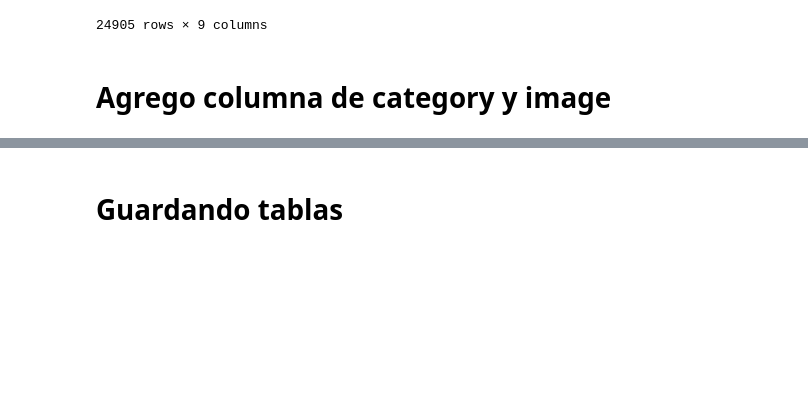
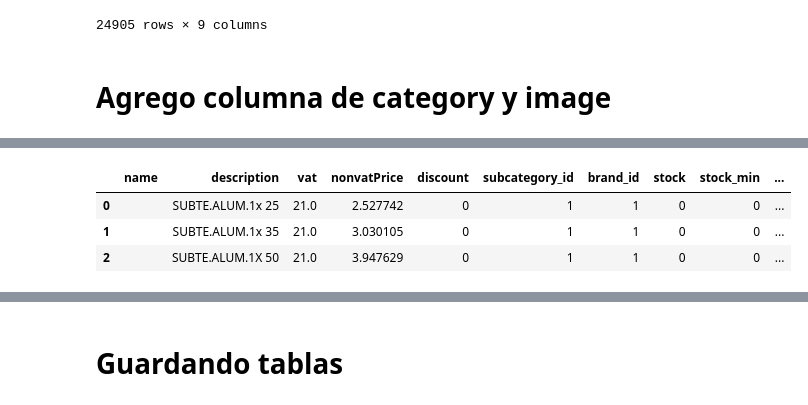
Before and after one commit to sstedoldi/grupo_5_mat_electricos, a Jupyter notebook: products_tables/notebook.ipynb, the cells around one changed output, grey strips where cells are left out. Saved outputs shown, nothing was run; the diff lists cells and outputs as text; code cells hidden in the pictures; blank space fills up the shorter version.

```diff
--- a/products_tables/notebook.ipynb
+++ b/products_tables/notebook.ipynb
@@ -249,0 +236,8 @@ mat_elec_all = mat_elec_all.merge(categories,left_on='category_id',right_on='id'
+# %%
+mat_elec_all['image']='img-default-'+mat_elec_all['category']+'.jpg'
+mat_elec_all.head(3)
+# %% [output]
+|  | name | description | vat | nonvatPrice | discount | subcategory_id | brand_id | stock | stock_min | ... |
+| 0 |  | SUBTE.ALUM.1x 25 | 21.0 | 2.527742 | 0 | 1 | 1 | 0 | 0 | ... |
+| 1 |  | SUBTE.ALUM.1x 35 | 21.0 | 3.030105 | 0 | 1 | 1 | 0 | 0 | ... |
+| 2 |  | SUBTE.ALUM.1X 50 | 21.0 | 3.947629 | 0 | 1 | 1 | 0 | 0 | ... |
```
Also changed, not shown: parts of 6 cells of this notebook, 37 other files.
